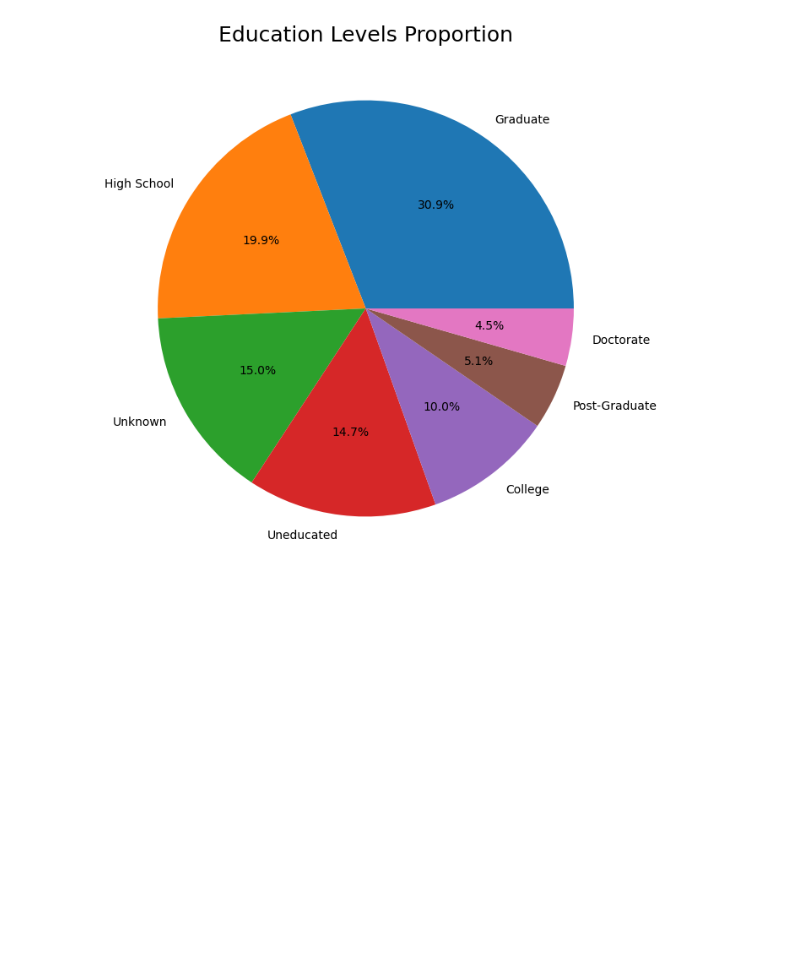
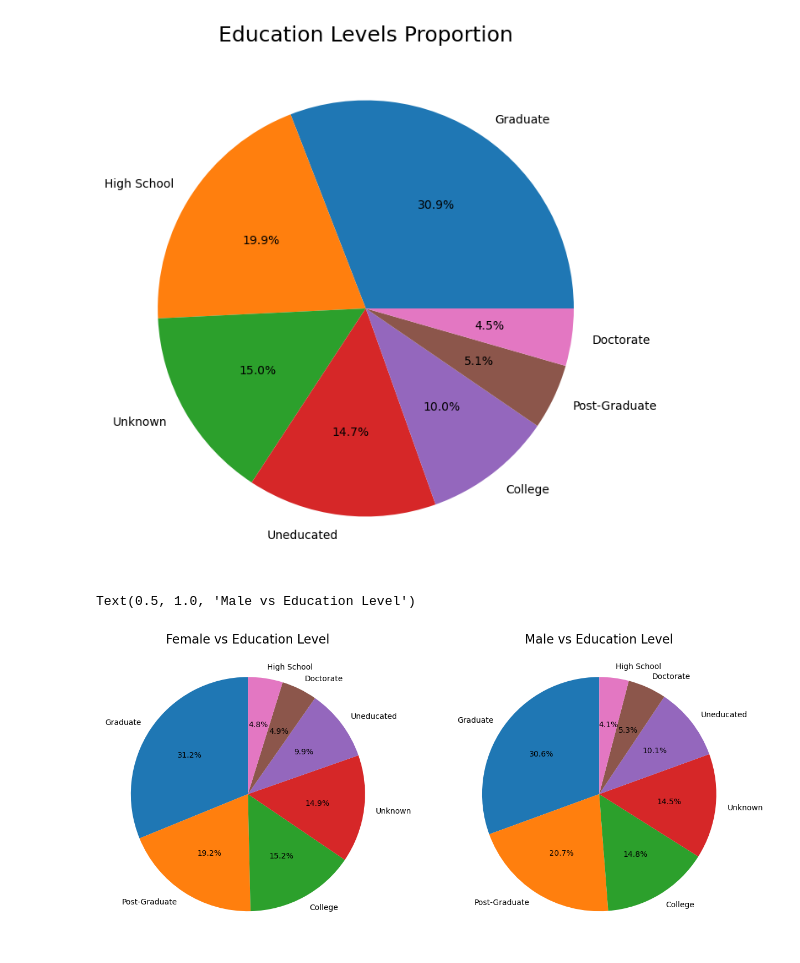
Before and after one commit to xlivia/project-1-group-22, a Jupyter notebook: Credit Card Approval.ipynb, the cells around one changed output. Cells and saved outputs as stored; diff of their text form; code cells hidden in the pictures; blank space fills up the shorter version.

```diff
--- a/Credit Card Approval.ipynb
+++ b/Credit Card Approval.ipynb
@@ -70,3 +70,18 @@ plt.title('Education Levels Proportion', fontsize = 18)
 plt.show()
 # %% [output]
 [figure]
+# %%
+fig,(ax1,ax2)=plt.subplots(1,2,figsize=(15,15))
+
+attrited_eduprop = df.loc[df["Gender"] == "F", ["Education_Level"]].value_counts().tolist()
+ax1.pie(x=attrited_eduprop, labels=['Graduate', 'Post-Graduate', 'College', 'Unknown', 'Uneducated',
+                                     'Doctorate', 'High School'], autopct='%1.1f%%', startangle=90)
+ax1.set_title('Female vs Education Level', fontsize=16)
+
+existing_eduprop = df.loc[df["Gender"] == "M", ["Education_Level"]].value_counts().tolist()
+ax2.pie(x=existing_eduprop, labels=['Graduate', 'Post-Graduate', 'College', 'Unknown', 'Uneducated',
+                                     'Doctorate', 'High School'], autopct='%1.1f%%', startangle=90)
+ax2.set_title('Male vs Education Level', fontsize=16)
+# %% [output]
+Text(0.5, 1.0, 'Male vs Education Level')
+[figure, added]
```
Also changed, not shown: parts of 5 cells of this notebook.
